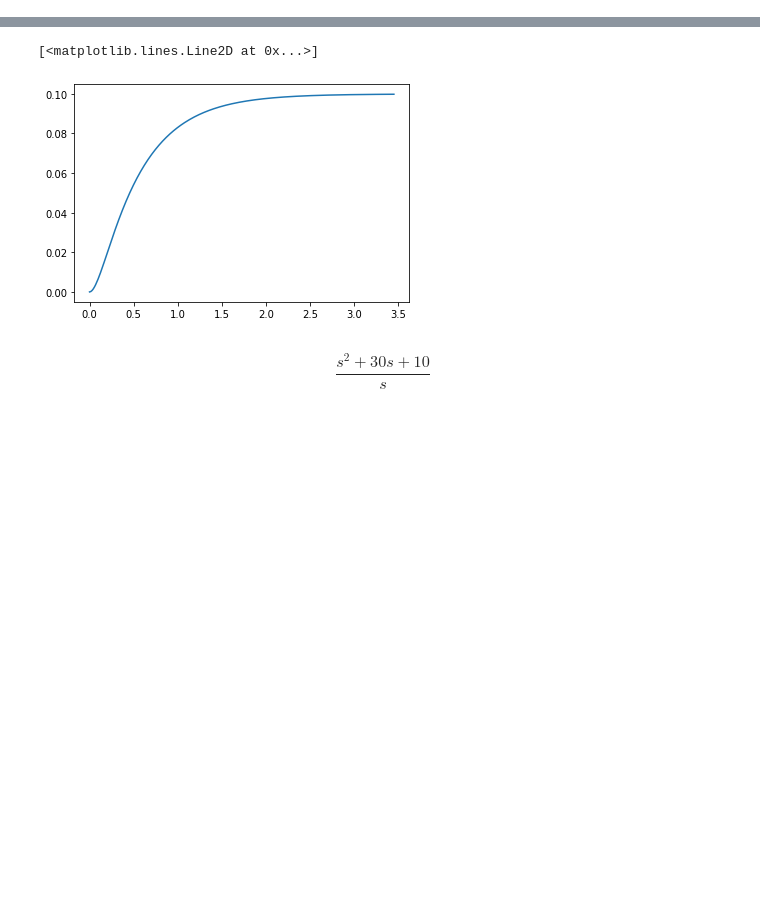
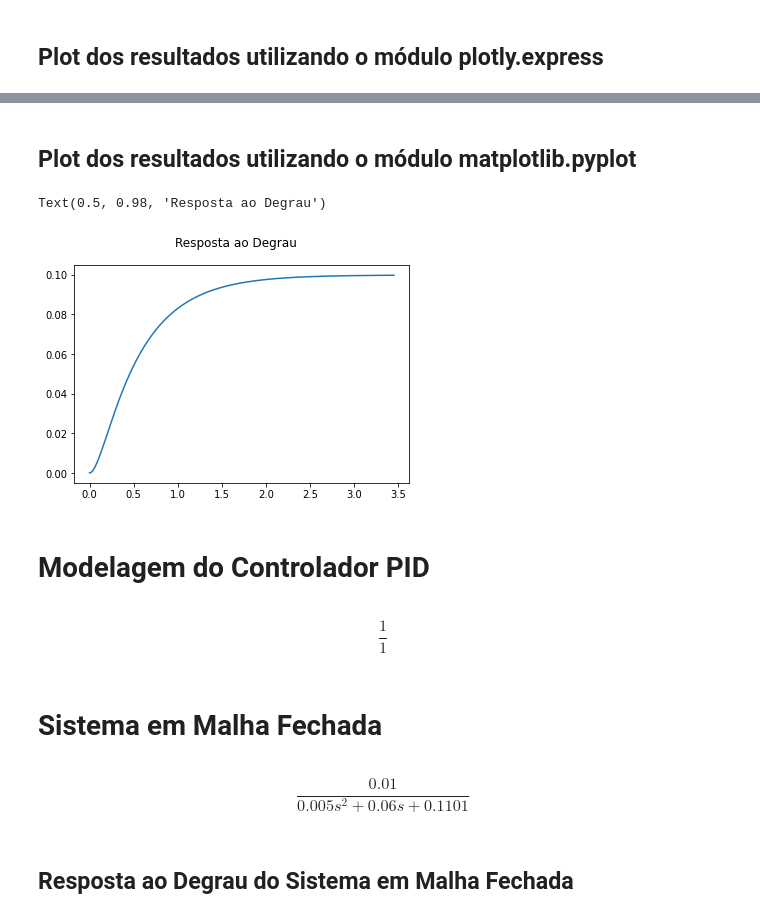
Before and after one commit to inocentejr/CODE7_IFSP_SLT, a Jupyter notebook: Aula 1/Simulacao_Motor_DC_PID.ipynb, the cells around one changed output, grey strips where cells are left out. Saved outputs shown, nothing was run; the diff lists cells and outputs as text; code cells hidden in the pictures; blank space fills up the shorter version.

```diff
--- a/Aula 1/Simulacao_Motor_DC_PID.ipynb
+++ b/Aula 1/Simulacao_Motor_DC_PID.ipynb
@@ -49 +61,3 @@ t,y = control.step_response(G)
+# %% [markdown]
+## Plot dos resultados utilizando o módulo plotly.express
 # %%
@@ -51,18 +67,33 @@ px.line(x=t,y=y,title='Resposta ao Degrau do Motor CC')
 # %% [output]
 [interactive output not drawn]
-# %%
-plt.plot(t,y)
-# %% [output]
-[<matplotlib.lines.Line2D at 0x...>]
-[figure, removed]
+# %% [markdown]
+## Plot dos resultados utilizando o módulo matplotlib.pyplot
+# %%
+fig,ax = plt.subplots()
+ax.plot(t,y)
+fig.suptitle('Resposta ao Degrau')
+# %% [output]
+Text(0.5, 0.98, 'Resposta ao Degrau')
+[figure, added]
+# %% [markdown]
+# Modelagem do Controlador PID
 # %%
 ## Controlador
-Kp = 30
-Ki = 10
-Kd = 1
+Kp = 1
+Ki = 0
+Kd = 0
 
 K = Kp+1/s*Ki+s*Kd
 K
 # %% [output]
-$$\frac{s^2 + 30 s + 10}{s}$$
+$$\frac{1}{1}$$
+# %% [markdown]
+# Sistema em Malha Fechada
+# %%
+T = control.feedback(K*G,1)
+T
+# %% [output]
+$$\frac{0.01}{0.005 s^2 + 0.06 s + 0.1101}$$
+# %% [markdown]
+## Resposta ao Degrau do Sistema em Malha Fechada
 # %%
```
Also changed, not shown: parts of 10 cells of this notebook.
